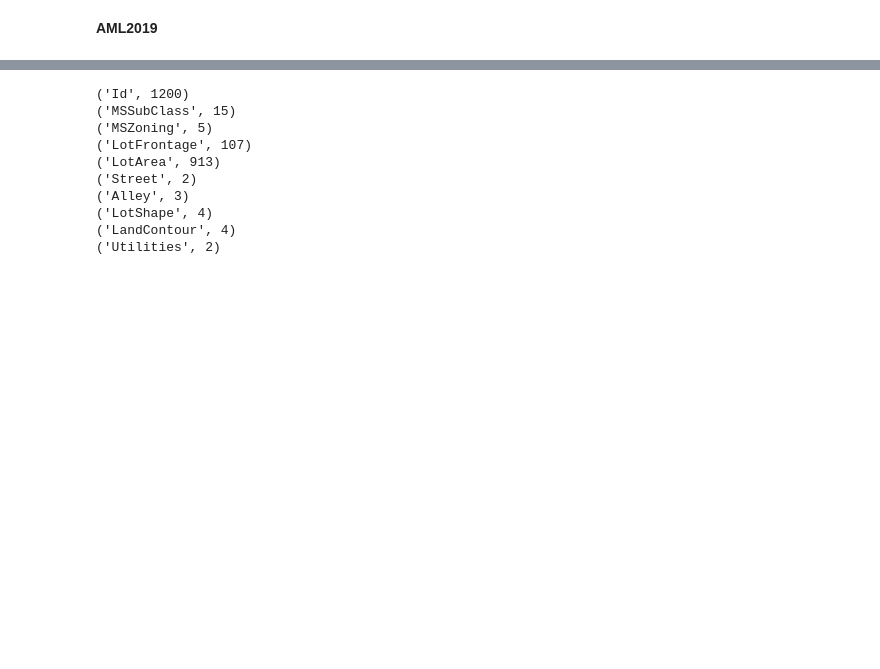
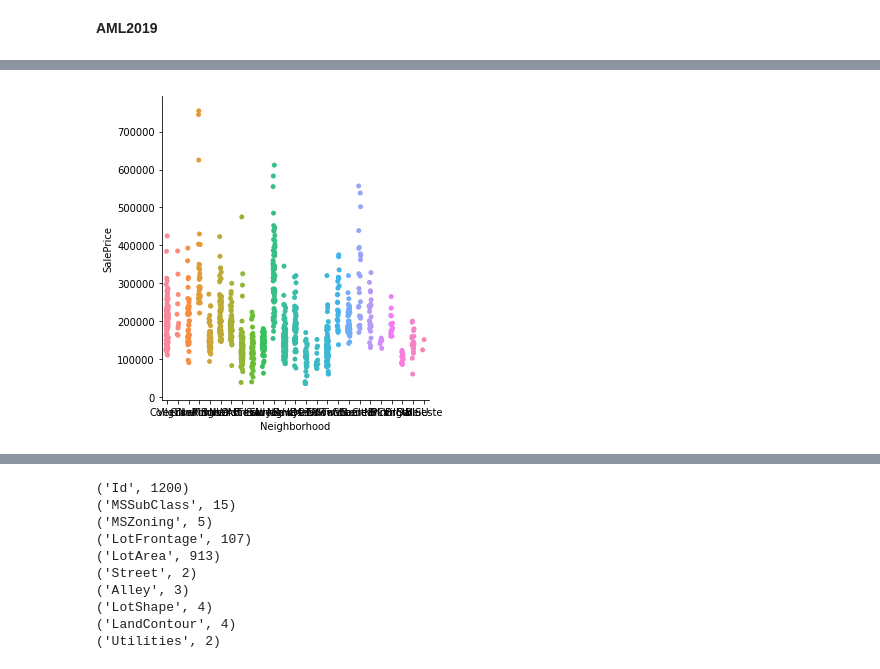
Before and after one commit to yohannjs/AML-2019, a Jupyter notebook: Challenges/House_Pricing/yohann_hpc.ipynb, the cells around one changed output, grey strips where cells are left out. Cells and saved outputs as stored; diff of their text form; code cells hidden in the pictures; blank space fills up the shorter version.

```diff
--- a/Challenges/House_Pricing/yohann_hpc.ipynb
+++ b/Challenges/House_Pricing/yohann_hpc.ipynb
@@ -43,0 +49,4 @@ pricesRawDF = pd.read_csv(base + 'train.csv', keep_default_na = False)
+# %%
+sns.catplot(x="Neighborhood", y="SalePrice", data=pricesRawDF);
+# %% [output]
+[figure, added]
```
Also changed, not shown: parts of 20 cells of this notebook.
